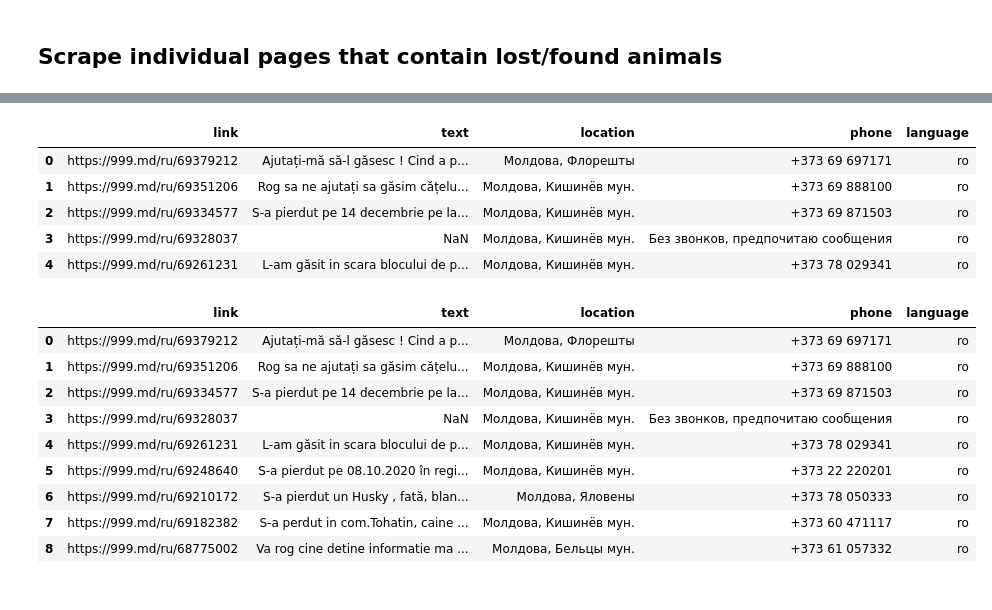
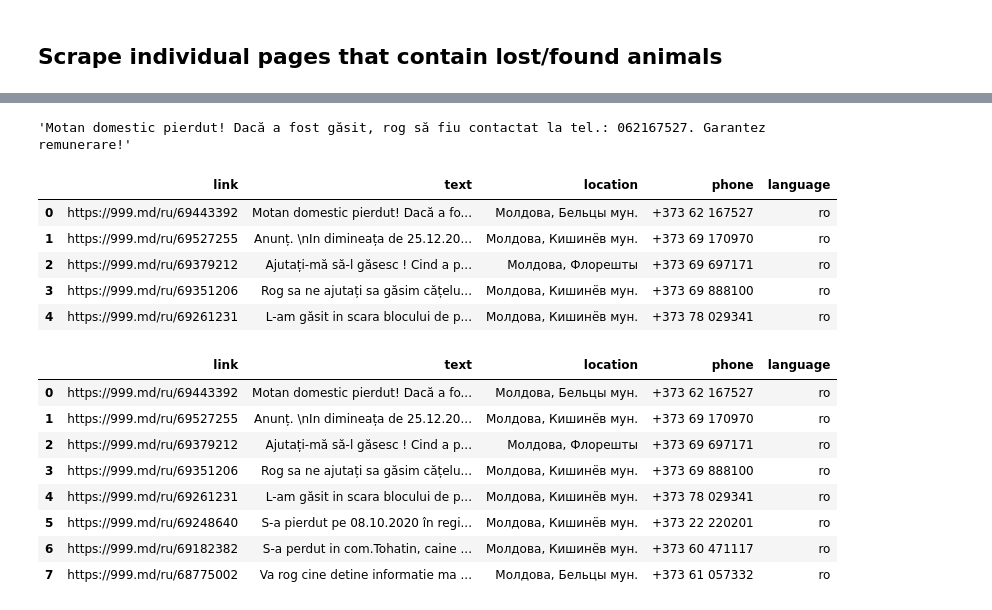
Before and after one commit to mdiannna/AIRecommenderSimilarPosts, a Jupyter notebook: Scrape_NER_data_ro.ipynb, the cells around one changed output, grey strips where cells are left out. Drawn from its saved outputs; the diff is of its cells as text; code cells hidden in the pictures.

```diff
--- a/Scrape_NER_data_ro.ipynb
+++ b/Scrape_NER_data_ro.ipynb
@@ -377,23 +403,29 @@ df_res.to_csv(FOLDER_NAME + 'data_'+str(current_data_hour)+".csv", index=False)
+# %%
+
+df_res['text'].values.flatten()[0]
+# %% [output]
+'Motan domestic pierdut! Dacă a fost găsit, rog să fiu contactat la tel.: 062167527. Garantez remunerare!'
 # %%
-df = pd.read_csv(FOLDER_NAME + 'data_17-12-2020_hour_20.csv')
+# df = pd.read_csv(FOLDER_NAME + 'data_17-12-2020_hour_20.csv')
+df = pd.read_csv(FOLDER_NAME + 'data_' + str(current_data_hour) + '.csv')
+
 df.head()
 # %% [output]
 |  | link | text | location | phone | language |
-| 0 | https://999.md/ru/69379212 | Ajutați-mă să-l găsesc ! Cind a p... | Молдова, Флорешты | +373 69 697171 | ro |
-| 1 | https://999.md/ru/69351206 | Rog sa ne ajutați sa găsim cățelu... | Молдова, Кишинёв мун. | +373 69 888100 | ro |
-| 2 | https://999.md/ru/69334577 | S-a pierdut pe 14 decembrie pe la... | Молдова, Кишинёв мун. | +373 69 871503 | ro |
-| 3 | https://999.md/ru/69328037 | NaN | Молдова, Кишинёв мун. | Без звонков, предпочитаю сообщения | ro |
+| 0 | https://999.md/ru/69443392 | Motan domestic pierdut! Dacă a fo... | Молдова, Бельцы мун. | +373 62 167527 | ro |
+| 1 | https://999.md/ru/69527255 | Anunț. \nIn dimineața de 25.12.20... | Молдова, Кишинёв мун. | +373 69 170970 | ro |
+| 2 | https://999.md/ru/69379212 | Ajutați-mă să-l găsesc ! Cind a p... | Молдова, Флорешты | +373 69 697171 | ro |
+| 3 | https://999.md/ru/69351206 | Rog sa ne ajutați sa găsim cățelu... | Молдова, Кишинёв мун. | +373 69 888100 | ro |
 | 4 | https://999.md/ru/69261231 | L-am găsit in scara blocului de p... | Молдова, Кишинёв мун. | +373 78 029341 | ro |
 # %%
 df
 # %% [output]
 |  | link | text | location | phone | language |
-| 0 | https://999.md/ru/69379212 | Ajutați-mă să-l găsesc ! Cind a p... | Молдова, Флорешты | +373 69 697171 | ro |
-| 1 | https://999.md/ru/69351206 | Rog sa ne ajutați sa găsim cățelu... | Молдова, Кишинёв мун. | +373 69 888100 | ro |
-| 2 | https://999.md/ru/69334577 | S-a pierdut pe 14 decembrie pe la... | Молдова, Кишинёв мун. | +373 69 871503 | ro |
-| 3 | https://999.md/ru/69328037 | NaN | Молдова, Кишинёв мун. | Без звонков, предпочитаю сообщения | ro |
+| 0 | https://999.md/ru/69443392 | Motan domestic pierdut! Dacă a fo... | Молдова, Бельцы мун. | +373 62 167527 | ro |
+| 1 | https://999.md/ru/69527255 | Anunț. \nIn dimineața de 25.12.20... | Молдова, Кишинёв мун. | +373 69 170970 | ro |
+| 2 | https://999.md/ru/69379212 | Ajutați-mă să-l găsesc ! Cind a p... | Молдова, Флорешты | +373 69 697171 | ro |
+| 3 | https://999.md/ru/69351206 | Rog sa ne ajutați sa găsim cățelu... | Молдова, Кишинёв мун. | +373 69 888100 | ro |
 | 4 | https://999.md/ru/69261231 | L-am găsit in scara blocului de p... | Молдова, Кишинёв мун. | +373 78 029341 | ro |
 | 5 | https://999.md/ru/69248640 | S-a pierdut pe 08.10.2020 în regi... | Молдова, Кишинёв мун. | +373 22 220201 | ro |
-| 6 | https://999.md/ru/69210172 | S-a pierdut un Husky , fată, blan... | Молдова, Яловены | +373 78 050333 | ro |
-| 7 | https://999.md/ru/69182382 | S-a perdut in com.Tohatin, caine ... | Молдова, Кишинёв мун. | +373 60 471117 | ro |
-| 8 | https://999.md/ru/68775002 | Va rog cine detine informatie ma ... | Молдова, Бельцы мун. | +373 61 057332 | ro |
+| 6 | https://999.md/ru/69182382 | S-a perdut in com.Tohatin, caine ... | Молдова, Кишинёв мун. | +373 60 471117 | ro |
+| 7 | https://999.md/ru/68775002 | Va rog cine detine informatie ma ... | Молдова, Бельцы мун. | +373 61 057332 | ro |
```
Also changed, not shown: parts of 14 cells of this notebook, 11 other files.
